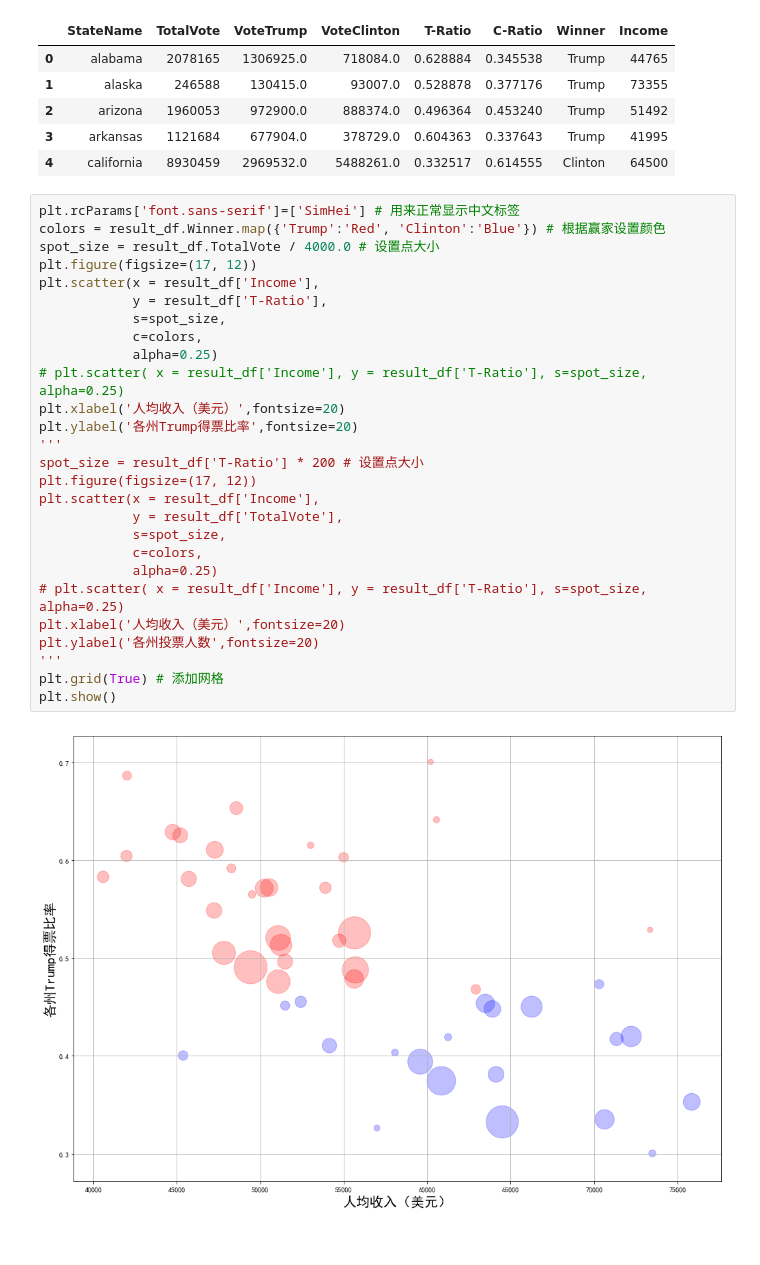
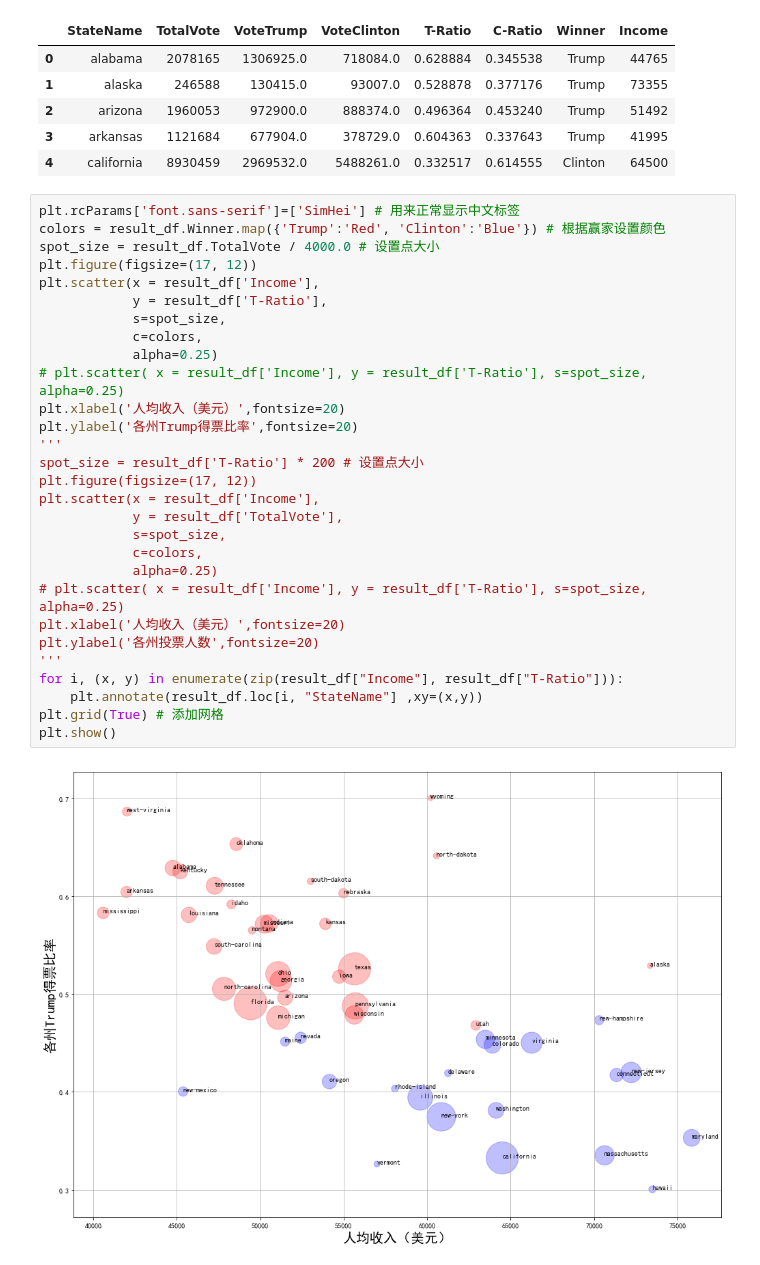
Before and after one commit to kinger310/learnml, a Jupyter notebook: week02/集8_上海_0520/2016-us-ge.ipynb, the cells around one changed output. Cells and saved outputs as stored; diff of their text form.

```diff
--- a/week02/集8_上海_0520/2016-us-ge.ipynb
+++ b/week02/集8_上海_0520/2016-us-ge.ipynb
@@ -164,29 +164,31 @@ result_df.head()
 # %%
 plt.rcParams['font.sans-serif']=['SimHei'] # 用来正常显示中文标签
 colors = result_df.Winner.map({'Trump':'Red', 'Clinton':'Blue'}) # 根据赢家设置颜色
 spot_size = result_df.TotalVote / 4000.0 # 设置点大小
 plt.figure(figsize=(17, 12))
 plt.scatter(x = result_df['Income'],
             y = result_df['T-Ratio'],
             s=spot_size,
             c=colors,
             alpha=0.25)
 # plt.scatter( x = result_df['Income'], y = result_df['T-Ratio'], s=spot_size, alpha=0.25)
 plt.xlabel('人均收入（美元）',fontsize=20)
 plt.ylabel('各州Trump得票比率',fontsize=20)
 '''
 spot_size = result_df['T-Ratio'] * 200 # 设置点大小
 plt.figure(figsize=(17, 12))
 plt.scatter(x = result_df['Income'],
             y = result_df['TotalVote'],
             s=spot_size,
             c=colors,
             alpha=0.25)
 # plt.scatter( x = result_df['Income'], y = result_df['T-Ratio'], s=spot_size, alpha=0.25)
 plt.xlabel('人均收入（美元）',fontsize=20)
 plt.ylabel('各州投票人数',fontsize=20)
 '''
+for i, (x, y) in enumerate(zip(result_df["Income"], result_df["T-Ratio"])):
+    plt.annotate(result_df.loc[i, "StateName"] ,xy=(x,y))
 plt.grid(True) # 添加网格
 plt.show()
 # %% [output]
-[figure, old version]
+[figure, new version]
```
Also changed, not shown: 32 other files.
